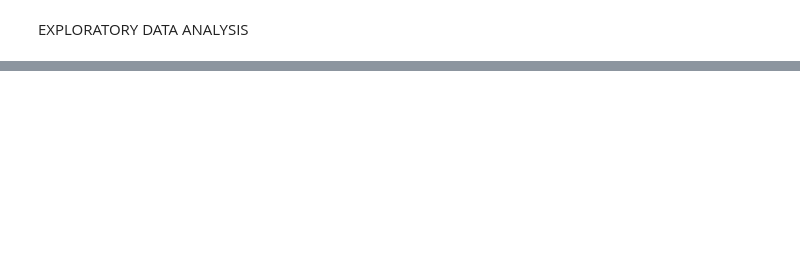
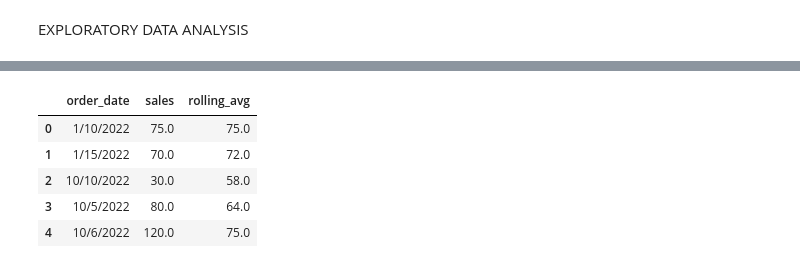
Before and after one commit to vapaul10/Portfolio-of-Valeri, a Jupyter notebook: Copy_of_Amazon_Book_Order.ipynb, the cells around one changed output, grey strips where cells are left out. Cells and saved outputs as stored; diff of their text form; code cells hidden in the pictures; blank space fills up the shorter version.

```diff
--- a/Copy_of_Amazon_Book_Order.ipynb
+++ b/Copy_of_Amazon_Book_Order.ipynb
@@ -74,10 +128,17 @@ summary
 # %%
 #Factor the features of Amazon Books and Book Order databases.
-df = pd.merge(amazon_books_pd, book_orders_pd, on='book_id',how='inner').assign(sales =lambda x: x['unit_price']*x['quantity'])
+df = pd.merge(amazon_books_pd, book_orders_pd, on='book_id', how='inner').assign(sales =lambda x: x['unit_price']*x['quantity'])
 df = df[pd.to_datetime(df['order_date']).dt.to_period('M').dt.year == 2022]
-#df['order_date'] = df['order_date'].dt.month
+df['order_date'] = df['order_date'].dt
 df = df.groupby('order_date')['sales'].sum().reset_index().sort_values('order_date').assign(rolling_avg = lambda x: x['sales'].expanding().mean().round(0))
 df.head()
+# %% [output]
+|  | order_date | sales | rolling_avg |
+| 0 | 1/10/2022 | 75.0 | 75.0 |
+| 1 | 1/15/2022 | 70.0 | 72.0 |
+| 2 | 10/10/2022 | 30.0 | 58.0 |
+| 3 | 10/5/2022 | 80.0 | 64.0 |
+| 4 | 10/6/2022 | 120.0 | 75.0 |
 # %%
 ### Merge Data
 # %%
```
Also changed, not shown: parts of 16 cells of this notebook.
